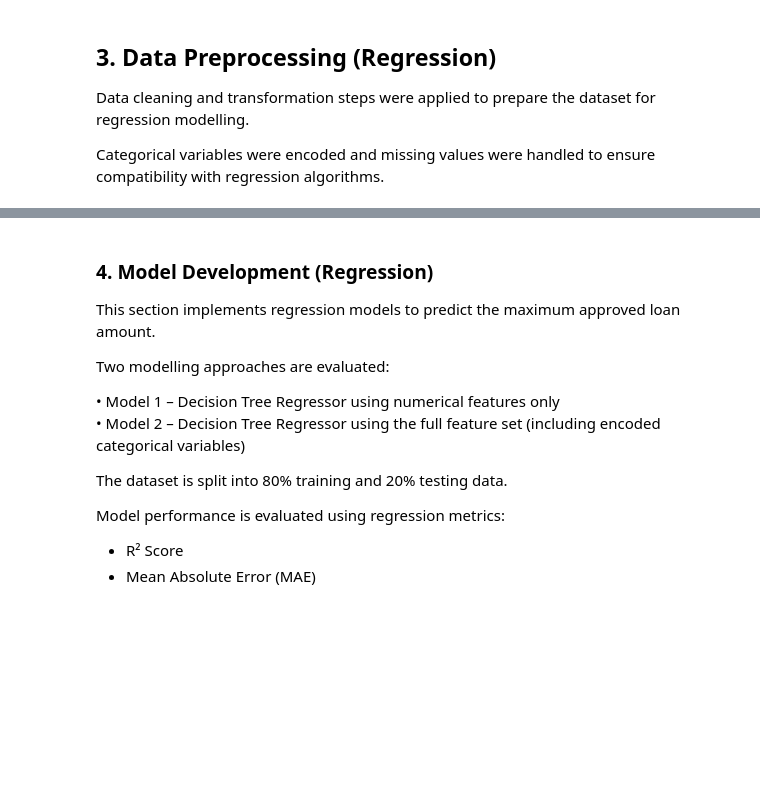
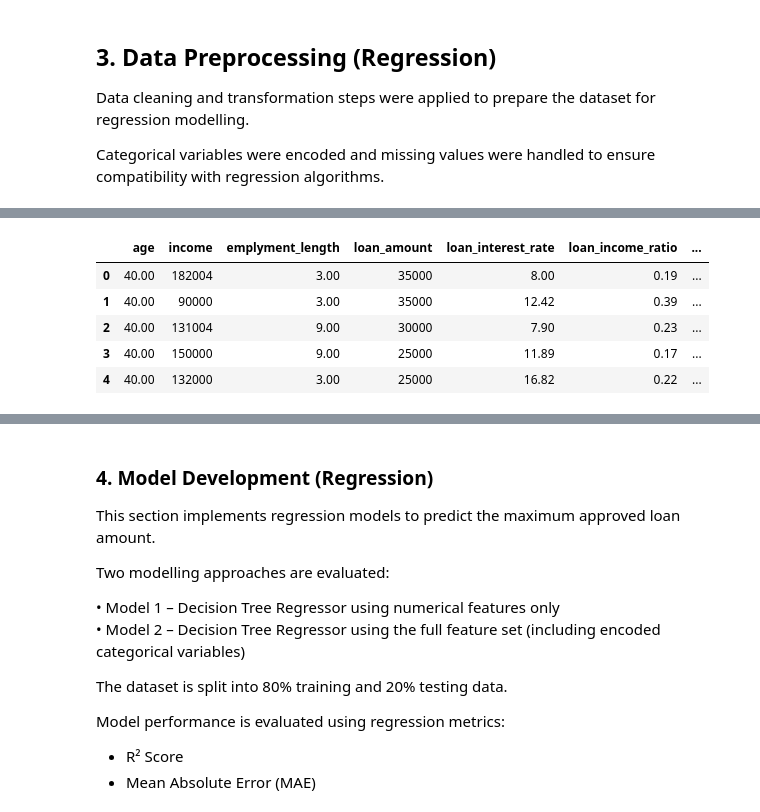
Before and after one commit to KieranRossetti/Loan-Approval-Risk, a Jupyter notebook: notebooks/Loan Approval Risk and Loan Limit Prediction.ipynb, the cells around one changed output, grey strips where cells are left out. Drawn from its saved outputs; the diff is of its cells as text; code cells hidden in the pictures; blank space fills up the shorter version.

```diff
--- a/notebooks/Loan Approval Risk and Loan Limit Prediction.ipynb
+++ b/notebooks/Loan Approval Risk and Loan Limit Prediction.ipynb
@@ -1161,11 +1189,18 @@ approved_loan_applicants.describe().round(2)
 # %%
 # Export the cleaned regression data
-save_path = Path("../data/processed/loan_max_amount_data.csv")
+save_path = Path("data/processed/loan_max_amount_data.csv")
 save_path.parent.mkdir(parents=True, exist_ok=True)
 approved_loan_applicants.to_csv(save_path, index=False)
 # %%
-df_loan_max = save_path
+df_loan_max = pd.read_csv(save_path)
 df_loan_max.head()
+# %% [output]
+|  | age | income | emplyment_length | loan_amount | loan_interest_rate | loan_income_ratio | ... |
+| 0 | 40.00 | 182004 | 3.00 | 35000 | 8.00 | 0.19 | ... |
+| 1 | 40.00 | 90000 | 3.00 | 35000 | 12.42 | 0.39 | ... |
+| 2 | 40.00 | 131004 | 9.00 | 30000 | 7.90 | 0.23 | ... |
+| 3 | 40.00 | 150000 | 9.00 | 25000 | 11.89 | 0.17 | ... |
+| 4 | 40.00 | 132000 | 3.00 | 25000 | 16.82 | 0.22 | ... |
 # %%
 print ('Dimensions of Regression Dataset', df_loan_max.shape)
 
```
Also changed, not shown: parts of 10 cells of this notebook.
